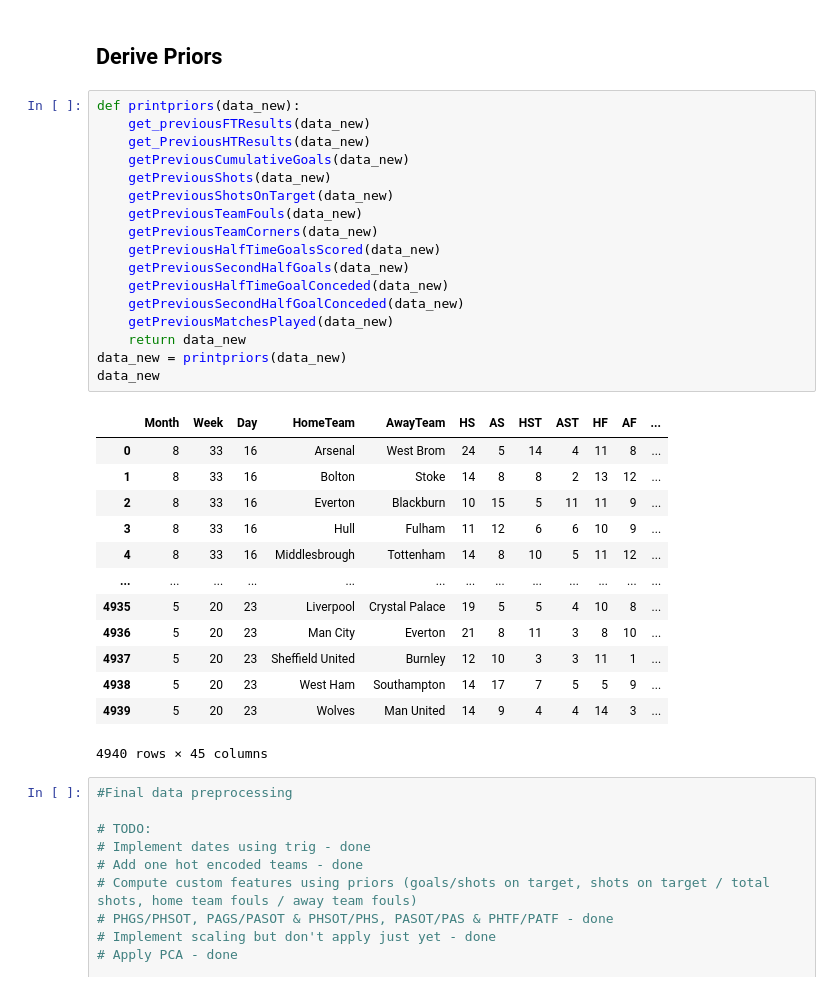
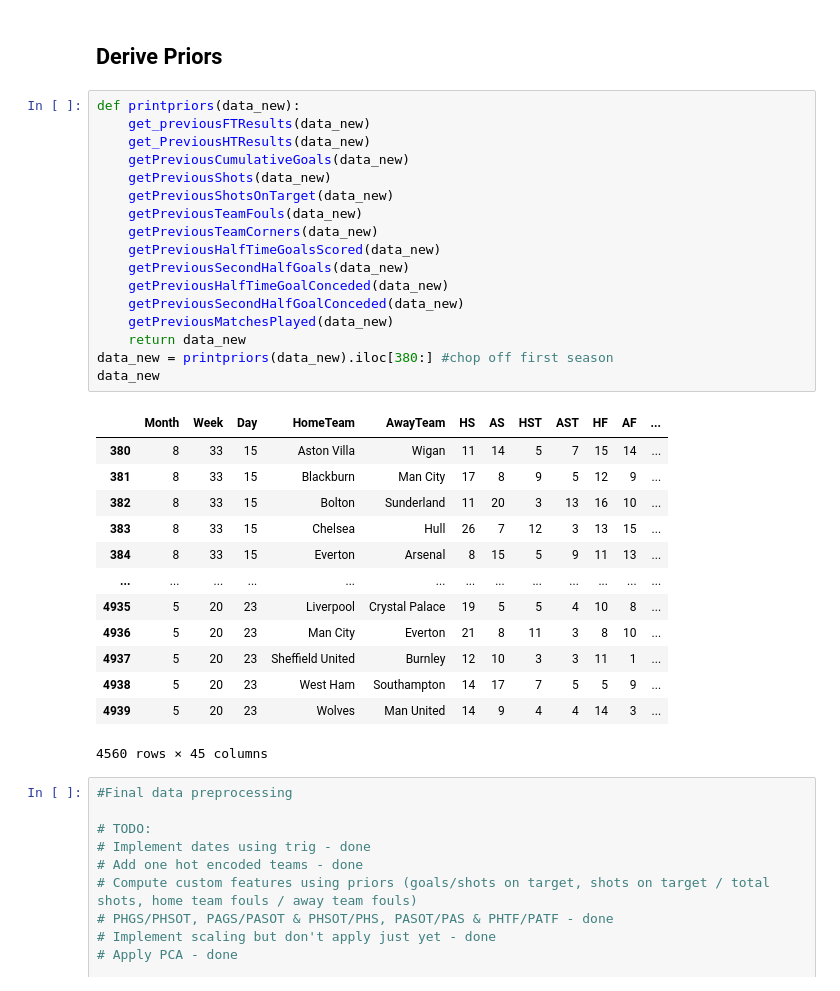
Before and after one commit to yolannel/BeatTheBookies, a Jupyter notebook: beat_the_bookies.ipynb, the cells around one changed output. Drawn from its saved outputs; the diff is of its cells as text.

Commit message:
Add files via upload
Removed first season of data after calculating the priors. GKData priors is currently incomplete

```diff
--- a/beat_the_bookies.ipynb
+++ b/beat_the_bookies.ipynb
@@ -1403,34 +1468,34 @@ data_new
 # %%
 def printpriors(data_new):
     get_previousFTResults(data_new)
     get_PreviousHTResults(data_new)
     getPreviousCumulativeGoals(data_new)
     getPreviousShots(data_new)
     getPreviousShotsOnTarget(data_new)
     getPreviousTeamFouls(data_new)
     getPreviousTeamCorners(data_new)
     getPreviousHalfTimeGoalsScored(data_new)
     getPreviousSecondHalfGoals(data_new)
     getPreviousHalfTimeGoalConceded(data_new)
     getPreviousSecondHalfGoalConceded(data_new)
     getPreviousMatchesPlayed(data_new)
     return data_new
-data_new = printpriors(data_new)
+data_new = printpriors(data_new).iloc[380:] #chop off first season
 data_new
 # %% [output]
 |  | Month | Week | Day | HomeTeam | AwayTeam | HS | AS | HST | AST | HF | AF | ... |
-| 0 | 8 | 33 | 16 | Arsenal | West Brom | 24 | 5 | 14 | 4 | 11 | 8 | ... |
-| 1 | 8 | 33 | 16 | Bolton | Stoke | 14 | 8 | 8 | 2 | 13 | 12 | ... |
-| 2 | 8 | 33 | 16 | Everton | Blackburn | 10 | 15 | 5 | 11 | 11 | 9 | ... |
-| 3 | 8 | 33 | 16 | Hull | Fulham | 11 | 12 | 6 | 6 | 10 | 9 | ... |
-| 4 | 8 | 33 | 16 | Middlesbrough | Tottenham | 14 | 8 | 10 | 5 | 11 | 12 | ... |
+| 380 | 8 | 33 | 15 | Aston Villa | Wigan | 11 | 14 | 5 | 7 | 15 | 14 | ... |
+| 381 | 8 | 33 | 15 | Blackburn | Man City | 17 | 8 | 9 | 5 | 12 | 9 | ... |
+| 382 | 8 | 33 | 15 | Bolton | Sunderland | 11 | 20 | 3 | 13 | 16 | 10 | ... |
+| 383 | 8 | 33 | 15 | Chelsea | Hull | 26 | 7 | 12 | 3 | 13 | 15 | ... |
+| 384 | 8 | 33 | 15 | Everton | Arsenal | 8 | 15 | 5 | 9 | 11 | 13 | ... |
 | ... | ... | ... | ... | ... | ... | ... | ... | ... | ... | ... | ... | ... |
 | 4935 | 5 | 20 | 23 | Liverpool | Crystal Palace | 19 | 5 | 5 | 4 | 10 | 8 | ... |
 | 4936 | 5 | 20 | 23 | Man City | Everton | 21 | 8 | 11 | 3 | 8 | 10 | ... |
 | 4937 | 5 | 20 | 23 | Sheffield United | Burnley | 12 | 10 | 3 | 3 | 11 | 1 | ... |
 | 4938 | 5 | 20 | 23 | West Ham | Southampton | 14 | 17 | 7 | 5 | 5 | 9 | ... |
 | 4939 | 5 | 20 | 23 | Wolves | Man United | 14 | 9 | 4 | 4 | 14 | 3 | ... |
-4940 rows × 45 columns
+4560 rows × 45 columns
 # %%
 #Final data preprocessing
 
```
Also changed, not shown: parts of 6 cells of this notebook.
